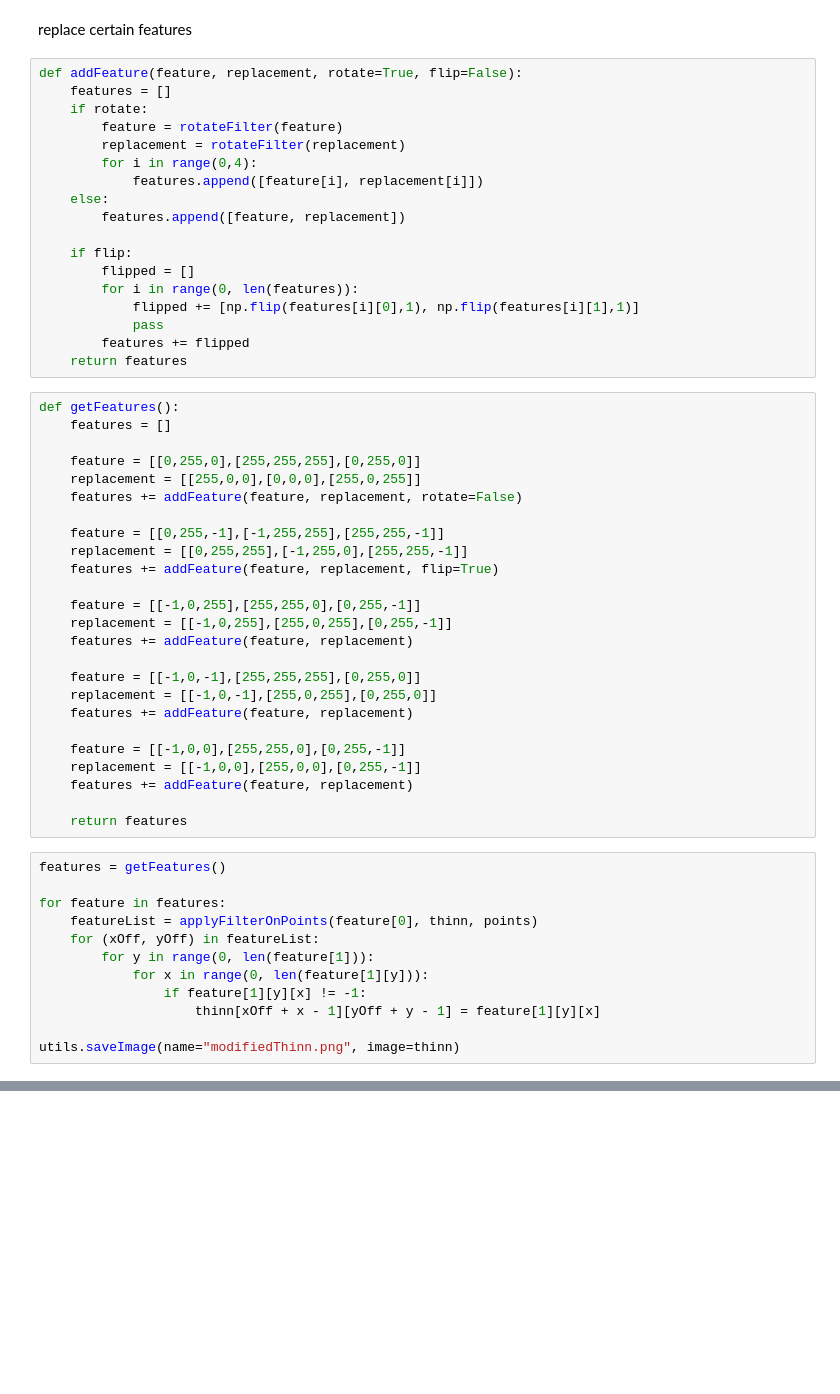
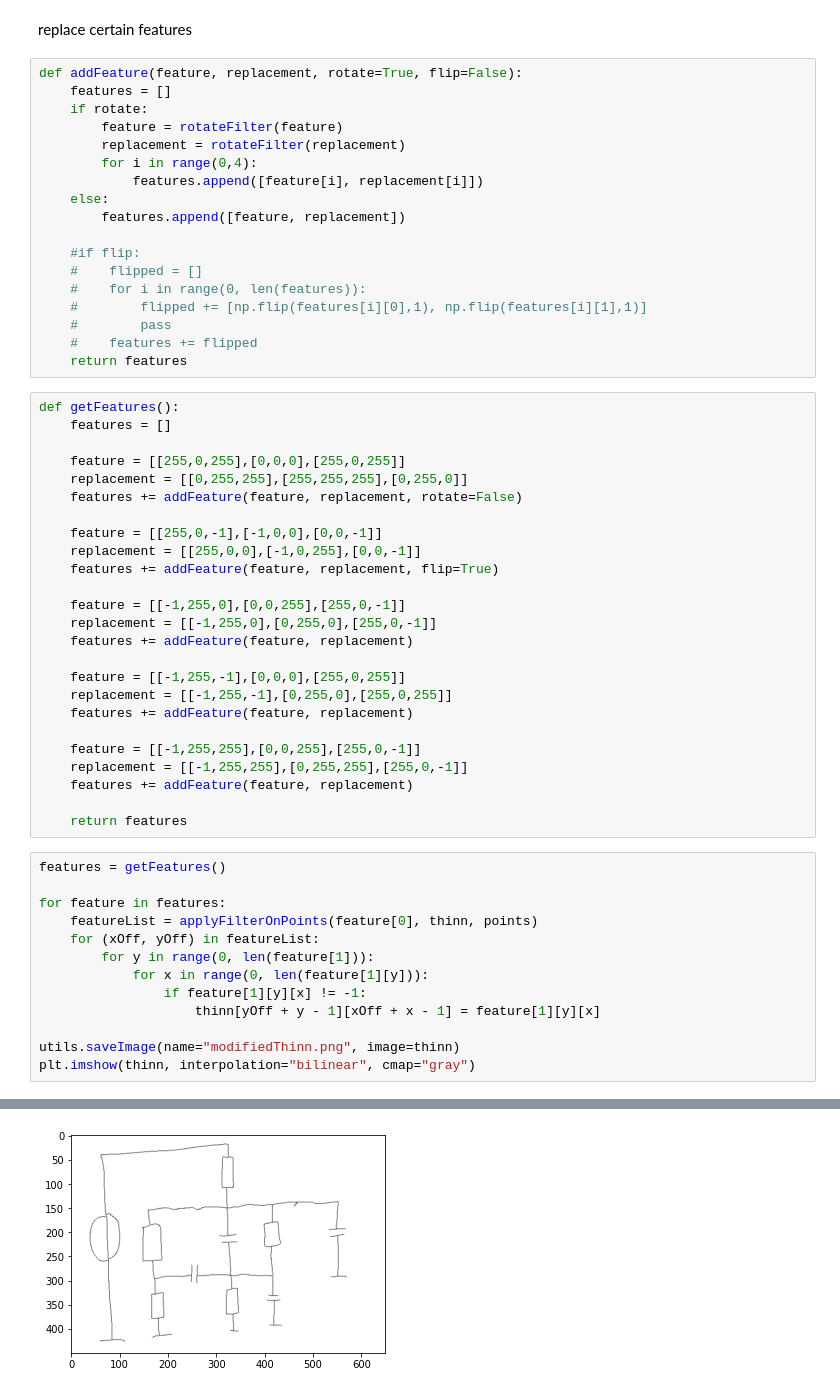
Before and after one commit to Chris022/smarter-circuits, a Jupyter notebook: dev/imagePreprocessing.IPYNB, the cells around one changed output, grey strips where cells are left out. Drawn from its saved outputs; the diff is of its cells as text; blank space fills up the shorter version.

```diff
--- a/dev/imagePreprocessing.IPYNB
+++ b/dev/imagePreprocessing.IPYNB
@@ -82,35 +106,35 @@ def addFeature(feature, replacement, rotate=True, flip=False):
     else:
         features.append([feature, replacement])
 
-    if flip:
-        flipped = []
-        for i in range(0, len(features)):
-            flipped += [np.flip(features[i][0],1), np.flip(features[i][1],1)]
-            pass
-        features += flipped
+    #if flip:
+    #    flipped = []
+    #    for i in range(0, len(features)):
+    #        flipped += [np.flip(features[i][0],1), np.flip(features[i][1],1)]
+    #        pass
+    #    features += flipped
     return features
 # %%
 def getFeatures():
     features = []
 
-    feature = [[0,255,0],[255,255,255],[0,255,0]]
-    replacement = [[255,0,0],[0,0,0],[255,0,255]]
+    feature = [[255,0,255],[0,0,0],[255,0,255]]
+    replacement = [[0,255,255],[255,255,255],[0,255,0]]
     features += addFeature(feature, replacement, rotate=False)
 
-    feature = [[0,255,-1],[-1,255,255],[255,255,-1]]
-    replacement = [[0,255,255],[-1,255,0],[255,255,-1]]
+    feature = [[255,0,-1],[-1,0,0],[0,0,-1]]
+    replacement = [[255,0,0],[-1,0,255],[0,0,-1]]
     features += addFeature(feature, replacement, flip=True)
 
-    feature = [[-1,0,255],[255,255,0],[0,255,-1]]
-    replacement = [[-1,0,255],[255,0,255],[0,255,-1]]
+    feature = [[-1,255,0],[0,0,255],[255,0,-1]]
+    replacement = [[-1,255,0],[0,255,0],[255,0,-1]]
     features += addFeature(feature, replacement)
 
-    feature = [[-1,0,-1],[255,255,255],[0,255,0]]
-    replacement = [[-1,0,-1],[255,0,255],[0,255,0]]
+    feature = [[-1,255,-1],[0,0,0],[255,0,255]]
+    replacement = [[-1,255,-1],[0,255,0],[255,0,255]]
     features += addFeature(feature, replacement)
 
-    feature = [[-1,0,0],[255,255,0],[0,255,-1]]
-    replacement = [[-1,0,0],[255,0,0],[0,255,-1]]
+    feature = [[-1,255,255],[0,0,255],[255,0,-1]]
+    replacement = [[-1,255,255],[0,255,255],[255,0,-1]]
     features += addFeature(feature, replacement)
 
     return features
@@ -123,6 +147,8 @@ for feature in features:
         for y in range(0, len(feature[1])):
             for x in range(0, len(feature[1][y])):
                 if feature[1][y][x] != -1:
-                    thinn[xOff + x - 1][yOff + y - 1] = feature[1][y][x]
+                    thinn[yOff + y - 1][xOff + x - 1] = feature[1][y][x]
 
 utils.saveImage(name="modifiedThinn.png", image=thinn)
+plt.imshow(thinn, interpolation="bilinear", cmap="gray")
+# %% [output]
@@ -128,0 +156 @@ utils.saveImage(name="modifiedThinn.png", image=thinn)
+[figure, added]
```
Also changed, not shown: parts of 7 cells of this notebook, 1 other file.
